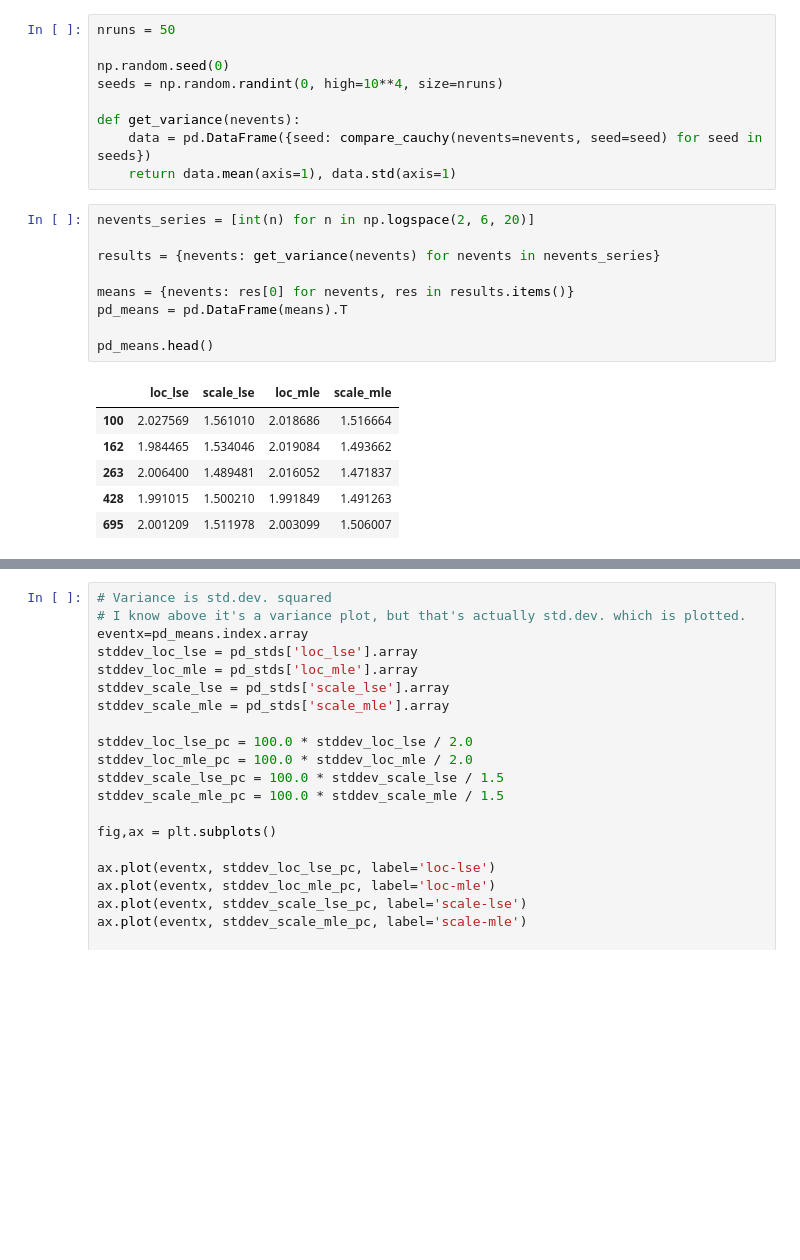
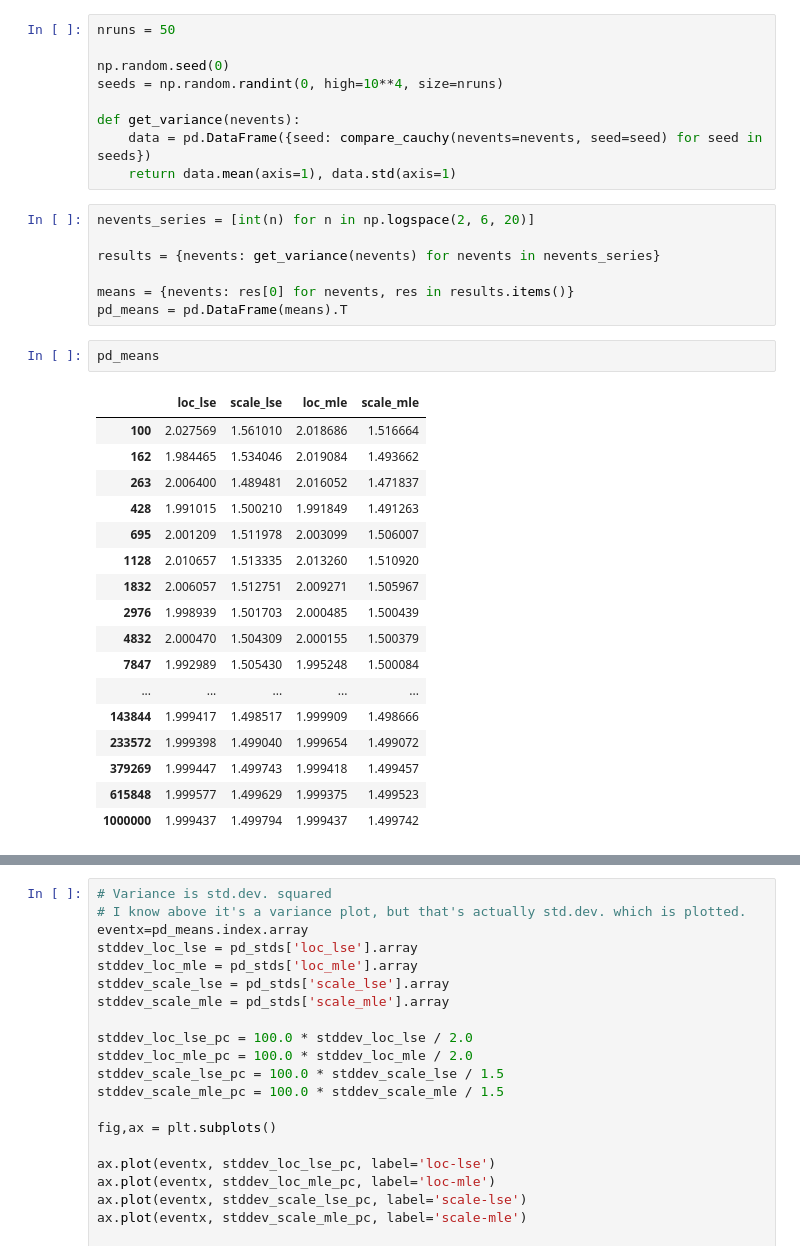
Before and after one commit to localoptimum/emtk, a Jupyter notebook: LSE-MLE comparison.ipynb, the cells around one changed output, grey strips where cells are left out. Drawn from its saved outputs; the diff is of its cells as text; blank space fills up the shorter version.

```diff
--- a/LSE-MLE comparison.ipynb
+++ b/LSE-MLE comparison.ipynb
@@ -241,15 +241,26 @@ results = {nevents: get_variance(nevents) for nevents in nevents_series}
 
 means = {nevents: res[0] for nevents, res in results.items()}
 pd_means = pd.DataFrame(means).T
-
-pd_means.head()
-# %% [output]
-|  | loc_lse | scale_lse | loc_mle | scale_mle |
-| 100 | 2.027569 | 1.561010 | 2.018686 | 1.516664 |
-| 162 | 1.984465 | 1.534046 | 2.019084 | 1.493662 |
-| 263 | 2.006400 | 1.489481 | 2.016052 | 1.471837 |
-| 428 | 1.991015 | 1.500210 | 1.991849 | 1.491263 |
-| 695 | 2.001209 | 1.511978 | 2.003099 | 1.506007 |
+# %%
+pd_means
+# %% [output]
+|  | loc_lse | scale_lse | loc_mle | scale_mle |
+| 100 | 2.027569 | 1.561010 | 2.018686 | 1.516664 |
+| 162 | 1.984465 | 1.534046 | 2.019084 | 1.493662 |
+| 263 | 2.006400 | 1.489481 | 2.016052 | 1.471837 |
+| 428 | 1.991015 | 1.500210 | 1.991849 | 1.491263 |
+| 695 | 2.001209 | 1.511978 | 2.003099 | 1.506007 |
+| 1128 | 2.010657 | 1.513335 | 2.013260 | 1.510920 |
+| 1832 | 2.006057 | 1.512751 | 2.009271 | 1.505967 |
+| 2976 | 1.998939 | 1.501703 | 2.000485 | 1.500439 |
+| 4832 | 2.000470 | 1.504309 | 2.000155 | 1.500379 |
+| 7847 | 1.992989 | 1.505430 | 1.995248 | 1.500084 |
+| ... | ... | ... | ... | ... |
+| 143844 | 1.999417 | 1.498517 | 1.999909 | 1.498666 |
+| 233572 | 1.999398 | 1.499040 | 1.999654 | 1.499072 |
+| 379269 | 1.999447 | 1.499743 | 1.999418 | 1.499457 |
+| 615848 | 1.999577 | 1.499629 | 1.999375 | 1.499523 |
+| 1000000 | 1.999437 | 1.499794 | 1.999437 | 1.499742 |
 # %%
 stds  = {nevents: res[1] for nevents, res in results.items()}
 pd_stds = pd.DataFrame(stds).T
```
Also changed, not shown: parts of 4 cells of this notebook.
